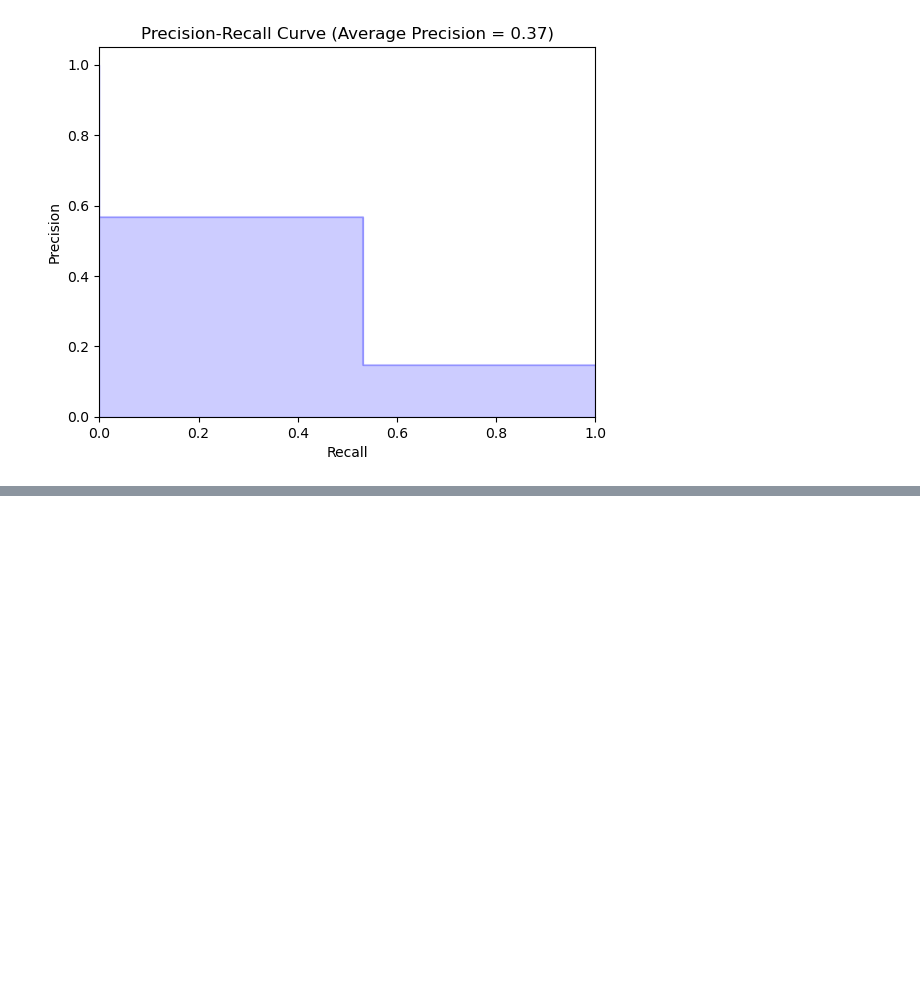
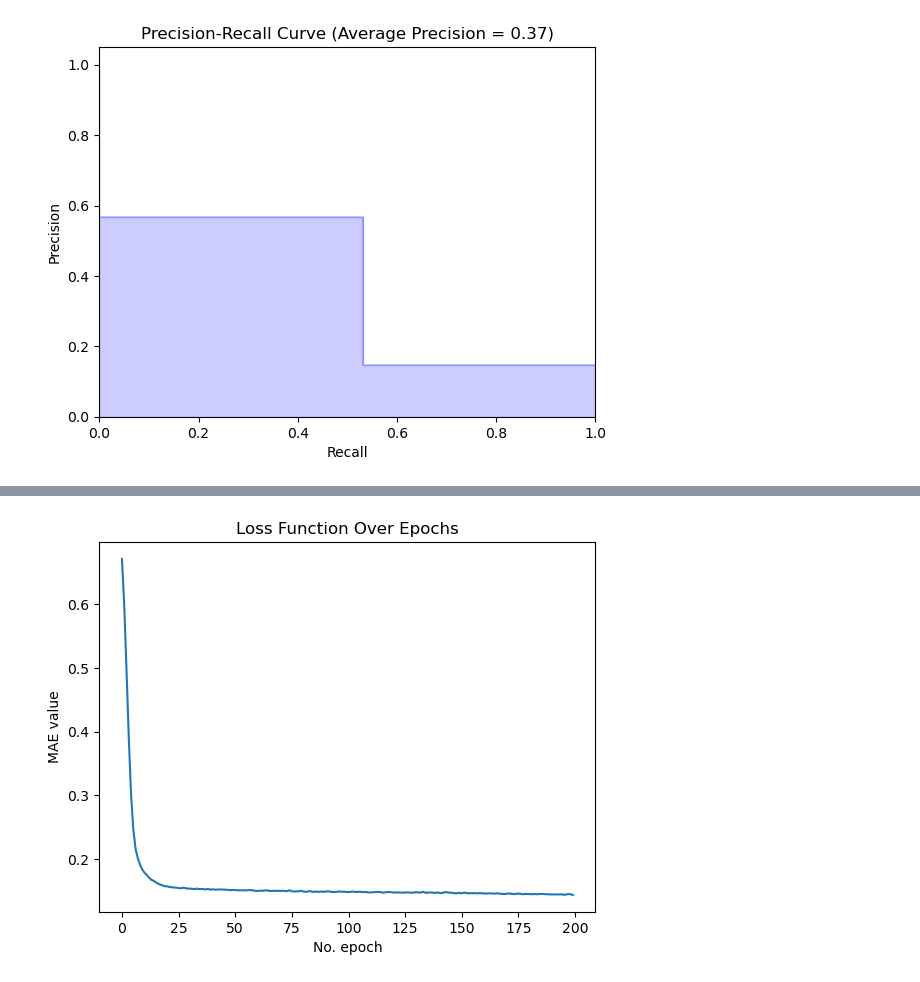
Before and after one commit to sookie22/Final_Project, a Jupyter notebook: red_wine_final_version.ipynb, the cells around one changed output, grey strips where cells are left out. Cells and saved outputs as stored; diff of their text form; code cells hidden in the pictures; blank space fills up the shorter version.

Commit message:
Add neural network model

```diff
--- a/red_wine_final_version.ipynb
+++ b/red_wine_final_version.ipynb
@@ -506,0 +553,3 @@ plt.show()
+# %%
+# Split the preprocessed data into a training and testing dataset
+X_train, X_test, y_train, y_test = train_test_split(X, y, random_state=42)
@@ -506,0 +612,28 @@ plt.show()
+# %%
+import tensorflow as tf
+from tensorflow.keras.models import Sequential, load_model
+from tensorflow.keras.callbacks import ModelCheckpoint
+
+# Define the model - deep neural net, i.e., the number of input features and hidden nodes for each layer.
+number_input_features = len(X_train_scaled[0])
+print(number_input_features)
+hidden_nodes_layer1 =  8
+hidden_nodes_layer2 = 8
+hidden_nodes_layer3 = 8
+
+nn = tf.keras.models.Sequential()
+
+# First hidden layer
+nn.add(tf.keras.layers.Dense(units=hidden_nodes_layer1, input_dim=number_input_features, activation="sigmoid"))
+
+# Second hidden layer
+nn.add(tf.keras.layers.Dense(units=hidden_nodes_layer2, activation="relu"))
+
+# Second hidden layer
+nn.add(tf.keras.layers.Dense(units=hidden_nodes_layer3, activation="relu"))
+
+# Output layer
+nn.add(tf.keras.layers.Dense(units=11, activation="sigmoid"))
+
+# Check the structure of the model
+nn.summary()
@@ -506,0 +657,6 @@ plt.show()
+# %%
+# Compile the model
+nn.compile(loss="binary_crossentropy", optimizer="adam", metrics=["accuracy"])
+# %%
+# Train the model
+fit_model = nn.fit(X_train_scaled, y_train, epochs=200)
@@ -506,0 +688,8 @@ plt.show()
+# %%
+plt.plot(fit_model.history['loss'])
+plt.title('Loss Function Over Epochs')
+plt.ylabel('MAE value')
+plt.xlabel('No. epoch')
+plt.show()
+# %% [output]
+[figure, added]
```
Also changed, not shown: parts of 15 cells of this notebook.
